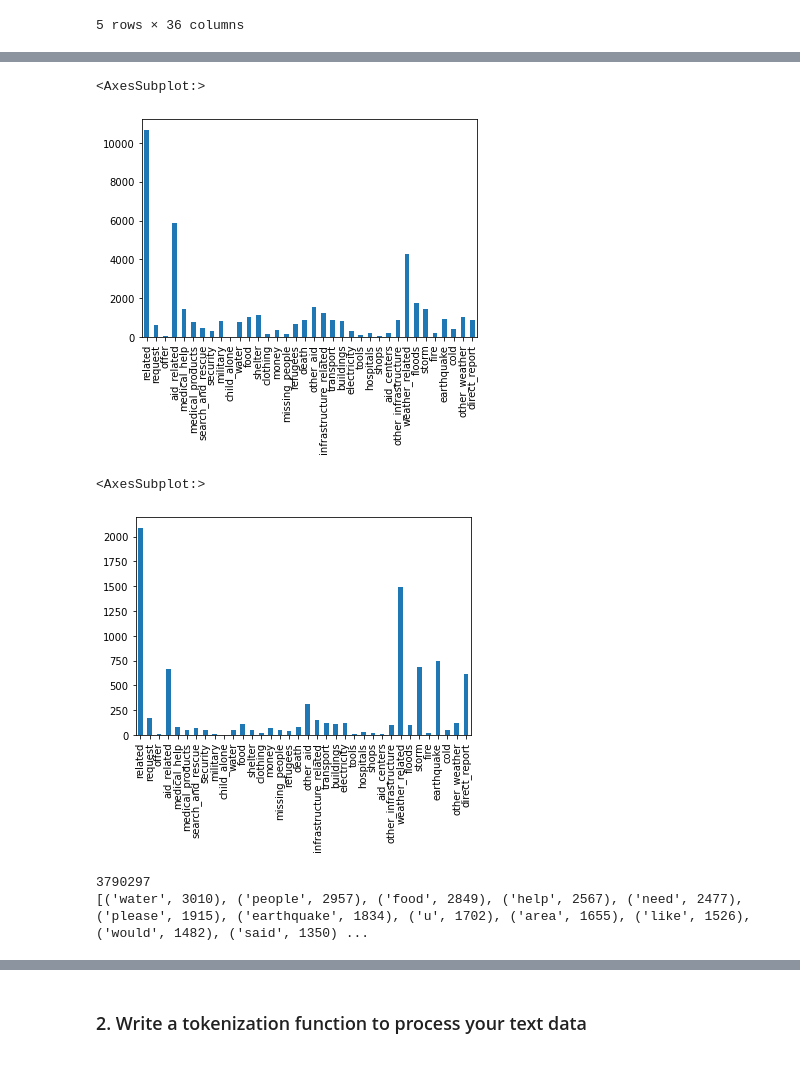
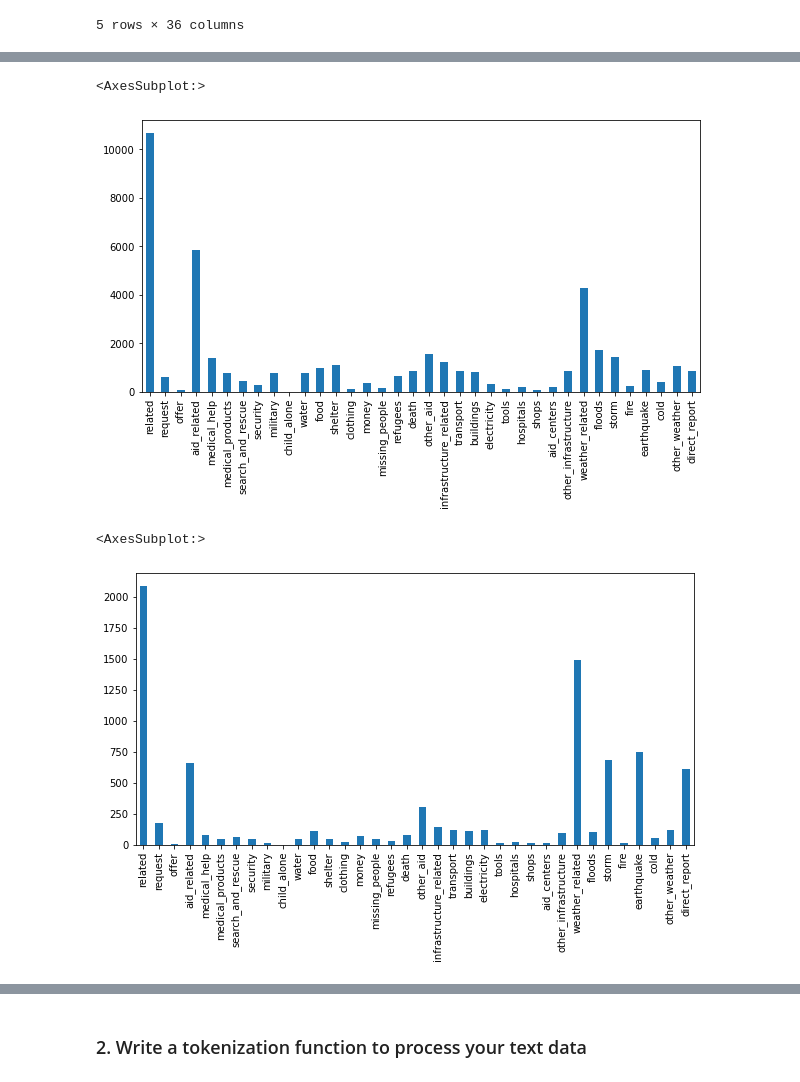
Before and after one commit to mrchamanbaz/disaster_response_project, a Jupyter notebook: ML Pipeline Preparation.ipynb, the cells around one changed output, grey strips where cells are left out. Saved outputs shown, nothing was run; the diff lists cells and outputs as text; code cells hidden in the pictures.

```diff
--- a/ML Pipeline Preparation.ipynb
+++ b/ML Pipeline Preparation.ipynb
@@ -73,33 +73,10 @@ df[df['genre'] == 'direct'][column_names[4:]].sum().plot(kind='bar')
 # %%
-df[df['genre'] == 'news'][column_names[4:]].sum().plot(kind='bar')
+df[df['genre'] == 'news'][column_names[4:]].sum().plot(kind='bar', figsize=(10,5))
 # %% [output]
 <AxesSubplot:>
-[figure, old version]
+[figure, new version]
 # %%
-df[df['genre'] == 'social'][column_names[4:]].sum().plot(kind='bar')
+df[df['genre'] == 'social'][column_names[4:]].sum().plot(kind='bar', figsize=(10,5))
 # %% [output]
 <AxesSubplot:>
-[figure, old version]
+[figure, new version]
-# %%
-full_text = ''
-for i in range(df.shape[0]):
-    full_text = full_text + df['message'].iloc[i]
-print(len(full_text))
-# df['message'].iloc[0]
-from collections import Counter
-
-# split() returns list of all the words in the string
-# split_it = full_text.split()
-split_it = tokenize(full_text)
-
-
-# Pass the split_it list to instance of Counter class.
-Counter = Counter(split_it)
-
-# most_common() produces k frequently encountered
-# input values and their respective counts.
-most_occur = Counter.most_common(20)
-print(most_occur)
-# %% [output]
-3790297
-[('water', 3010), ('people', 2957), ('food', 2849), ('help', 2567), ('need', 2477), ('please', 1915), ('earthquake', 1834), ('u', 1702), ('area', 1655), ('like', 1526), ('would', 1482), ('said', 1350) ...
```
Also changed, not shown: parts of 7 cells of this notebook.
